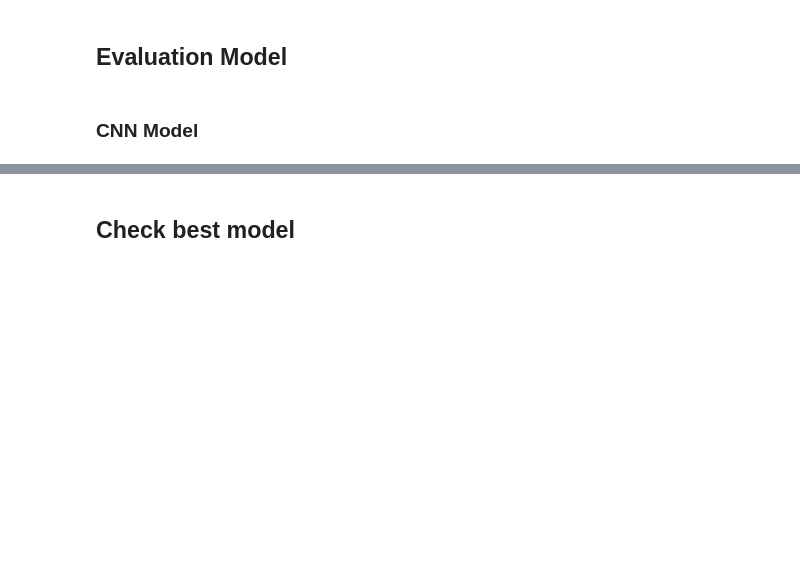
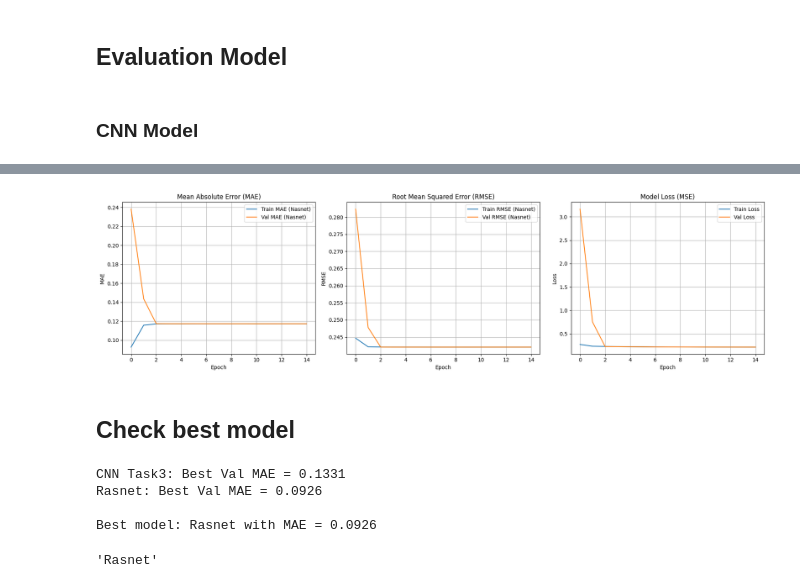
Before and after one commit to Cecil-B-Liv/WheatClassification, a Jupyter notebook: model/Task3_needtrain.ipynb, the cells around one changed output, grey strips where cells are left out. Cells and saved outputs as stored; diff of their text form; code cells hidden in the pictures; blank space fills up the shorter version.

```diff
--- a/model/Task3_needtrain.ipynb
+++ b/model/Task3_needtrain.ipynb
@@ -836,9 +836,9 @@ def evaluate_model(history):
     if 'val_mean_absolute_error' in history.history:
         plt.plot(history.history['val_mean_absolute_error'], label='Val MAE')
     if 'final_age_MAE' in history.history:
-        plt.plot(history.history['final_age_MAE'], label='Train MAE (Xception)')
+        plt.plot(history.history['final_age_MAE'], label='Train MAE (Nasnet)')
     if 'val_final_age_MAE' in history.history:
-        plt.plot(history.history['val_final_age_MAE'], label='Val MAE (Xception)')
+        plt.plot(history.history['val_final_age_MAE'], label='Val MAE (Nasnet)')
     plt.title('Mean Absolute Error (MAE)')
     plt.xlabel('Epoch')
     plt.ylabel('MAE')
@@ -852,9 +852,9 @@ def evaluate_model(history):
     if 'val_root_mean_squared_error' in history.history:
         plt.plot(history.history['val_root_mean_squared_error'], label='Val RMSE')
     if 'final_age_RMSE' in history.history:
-        plt.plot(history.history['final_age_RMSE'], label='Train RMSE (Xception)')
+        plt.plot(history.history['final_age_RMSE'], label='Train RMSE (Nasnet)')
     if 'val_final_age_RMSE' in history.history:
-        plt.plot(history.history['val_final_age_RMSE'], label='Val RMSE (Xception)')
+        plt.plot(history.history['val_final_age_RMSE'], label='Val RMSE (Nasnet)')
     plt.title('Root Mean Squared Error (RMSE)')
     plt.xlabel('Epoch')
     plt.ylabel('RMSE')
@@ -1027,7 +1043,7 @@ cnn_val_acc = evaluate_model(cnn_history)
 # %%
-# Xception model callbacks
-xception_checkpoint = tf.keras.callbacks.ModelCheckpoint(
-    filepath='saved_model/task3_xception_model.h5',
+# nasnet model callbacks
+nasnet_checkpoint = tf.keras.callbacks.ModelCheckpoint(
+    filepath='saved_model/task3_nasnet_model.h5',
     monitor='val_final_age_MAE',
     verbose=1,
     save_best_only=True,
@@ -1036,7 +1052,7 @@ xception_checkpoint = tf.keras.callbacks.ModelCheckpoint(
     save_freq='epoch'
 )
 
-xception_reduce_lr = tf.keras.callbacks.ReduceLROnPlateau(
+nasnet_reduce_lr = tf.keras.callbacks.ReduceLROnPlateau(
     monitor='val_final_age_MAE',
     factor=0.2,
     patience=4,
@@ -1047,7 +1063,7 @@ xception_reduce_lr = tf.keras.callbacks.ReduceLROnPlateau(
     min_lr=1e-6
 )
 
-xception_early_stop_overfit = tf.keras.callbacks.EarlyStopping(
+nasnet_early_stop_overfit = tf.keras.callbacks.EarlyStopping(
     monitor='val_loss',
     patience=6,
     min_delta=0.01,
@@ -1056,7 +1072,7 @@ xception_early_stop_overfit = tf.keras.callbacks.EarlyStopping(
     restore_best_weights=True
 )
 
-xception_early_stop_plateau = tf.keras.callbacks.EarlyStopping(
+nasnet_early_stop_plateau = tf.keras.callbacks.EarlyStopping(
     monitor='val_final_age_MAE',
     patience=10,
     verbose=1,
@@ -1064,19 +1080,20 @@ xception_early_stop_plateau = tf.keras.callbacks.EarlyStopping(
     restore_best_weights=True
 )
 
-xception_csv_logger = tf.keras.callbacks.CSVLogger(
-    filename='logs/task3_xception_training_history.csv',
+nasnet_csv_logger = tf.keras.callbacks.CSVLogger(
+    filename='logs/task3_nasnet_training_history.csv',
     separator=',',
     append=True
 )
 
 # List of callbacks to use
-xception_callbacks = [
+nasnet_callbacks = [
     terminate_nan,
-    xception_checkpoint,
-    xception_reduce_lr,
-    xception_early_stop,
-    xception_csv_logger,
+    nasnet_checkpoint,
+    nasnet_reduce_lr,
+    nasnet_early_stop_overfit,
+    nasnet_early_stop_plateau,
+    nasnet_csv_logger,
     loss_spike_stopper,
     tensorboard_cb
 ]
@@ -1173,10 +1187,10 @@ Model: "Xception_Age_Regression"
 # %%
-xception_history = xception_model.fit(
+nasnet_history = nasnet_model.fit(
     train_gen,
     batch_size = 16,
     validation_data = valid_gen,
     epochs=150,
     verbose=1,
     class_weight=index_weights,
-        callbacks = xception_callbacks
+    callbacks = nasnet_callbacks
 )
@@ -1183,33 +1215,59 @@ xception_history = xception_model.fit(
 # %%
-xception_val_acc = evaluate_model(xception_history)
+nasnet_val_acc = evaluate_model(nasnet_history)
+# %% [output]
+[figure, added]
 # %% [markdown]
 ## Check best model
 # %%
+histories = {
+    "CNN Task3": cnn_history,
+    "Rasnet": nasnet_history
+}
 def find_best_model(histories):
     """
-    Finds the best model based on the lowest MAE for the appropriate model.
+    Finds the best model based on the lowest MAE (Mean Absolute Error) for the best regression result.
+    This is determined by checking both training and validation MAE.
     """
     best_mae = float('inf')
     best_model = None
     model_metrics = {
-        "Xception": "val_final_age_MAE",
-        "CNN": "val_mean_absolute_error"
+        "Nasnet": "val_final_age_MAE",  # Change this key if using a different metric
+        "CNN": "val_mean_absolute_error"  # This might be different, adjust as necessary
     }
 
     for name, hist in histories.items():
-        model_type = "Xception" if "Xception" in name else "CNN"
-        val_mae = min(hist.history.get(model_metrics[model_type], [float('inf')]))
+        # Determine the model type based on the name
+        model_type = "Nasnet" if "Nasnet" in name else "CNN"
 
+        # Check if the model has the key for validation MAE or fallback to training MAE
+        val_mae = hist.history.get(model_metrics.get(model_type, ''), [None])
+
+        # If validation MAE is available, use it; otherwise, use the best training MAE
+        if val_mae != [None]:  # If validation exists
+            val_mae = min(val_mae)
+        else:
+            # If no validation data is available, use training MAE
+            val_mae = min(hist.history.get('final_age_MAE', [float('inf')]))  # Update this key if necessary
+
+        # Print the MAE for each model and epoch
         print(f"{name}: Best Val MAE = {val_mae:.4f}")
 
         if val_mae < best_mae:
             best_mae = val_mae
             best_model = name
 
+    # Return the best model based on lowest MAE
     print(f"\nBest model: {best_model} with MAE = {best_mae:.4f}")
     return best_model
 
+# Call the function with the model histories
 find_best_model(histories)
+# %% [output]
+CNN Task3: Best Val MAE = 0.1331
+Rasnet: Best Val MAE = 0.0926
+
+Best model: Rasnet with MAE = 0.0926
+'Rasnet'
 # %%
 def evaluate_models(histories, metrics_to_check=None):
     import matplotlib.pyplot as plt
```
Also changed, not shown: parts of 10 cells of this notebook, 24 other files.
